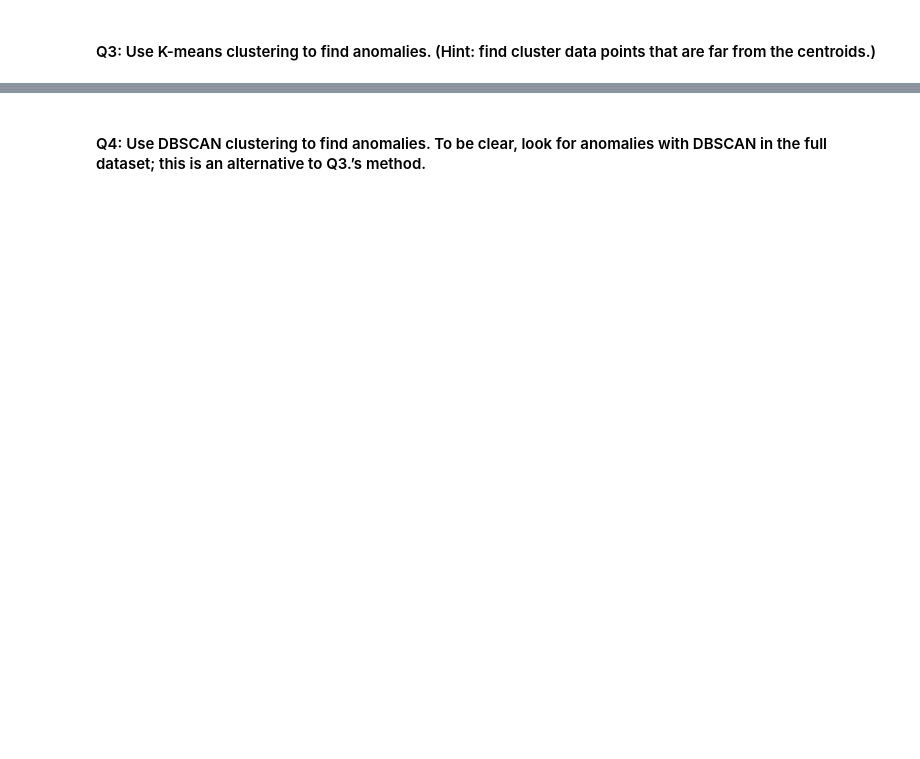
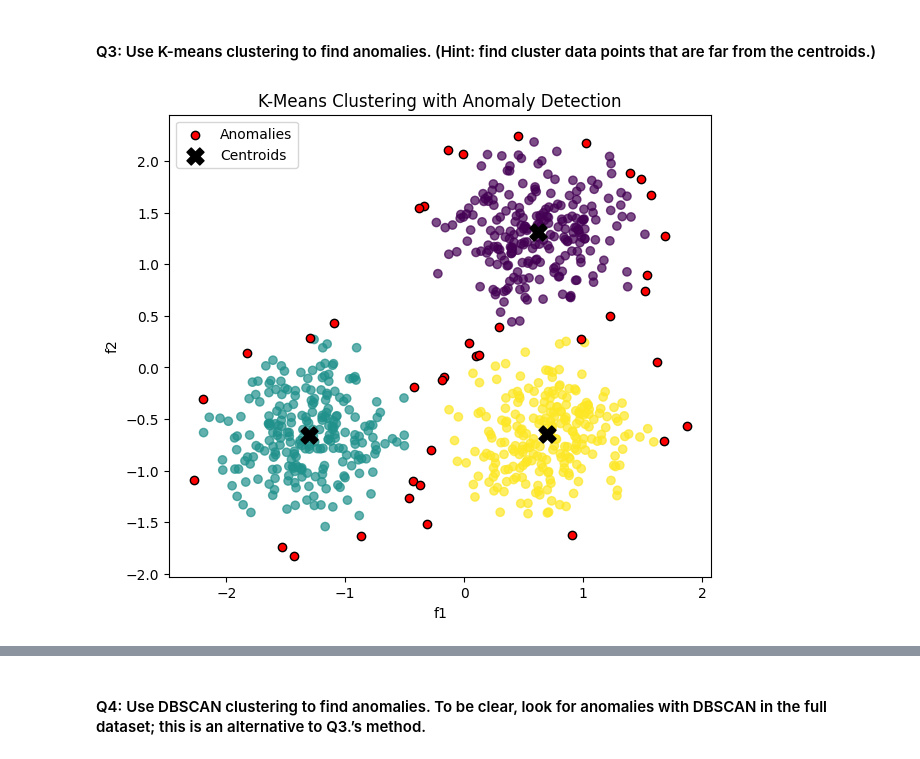
Before and after one commit to drenard921/JHU_AML, a Jupyter notebook: HW8/drenard_Assignment08_ML.ipynb, the cells around one changed output, grey strips where cells are left out. Drawn from its saved outputs; the diff is of its cells as text; code cells hidden in the pictures; blank space fills up the shorter version.

```diff
--- a/HW8/drenard_Assignment08_ML.ipynb
+++ b/HW8/drenard_Assignment08_ML.ipynb
@@ -16,2 +108,41 @@
 # %% [markdown]
 #### Q3: Use K-means clustering  to find anomalies.  (Hint:  find cluster data  points  that are far from the centroids.)
+# %%
+# Prepare data
+X = df.values
+
+# Fit KMeans
+kmeans = KMeans(n_clusters=3, random_state=42, n_init=10)
+labels = kmeans.fit_predict(X)
+centers = kmeans.cluster_centers_
+
+# --- Compute distance to assigned centroid ---
+distances = np.linalg.norm(X - centers[labels], axis=1)
+
+# --- Define anomaly threshold ---
+# Top 5% farthest points as anomalies
+threshold = np.percentile(distances, 95)
+anomalies = distances > threshold
+
+# --- Plot ---
+plt.figure(figsize=(7,6))
+
+# Normal points
+plt.scatter(X[~anomalies, 0], X[~anomalies, 1],
+            c=labels[~anomalies], cmap='viridis', alpha=0.7)
+
+# Anomalies
+plt.scatter(X[anomalies, 0], X[anomalies, 1],
+            color='red', label='Anomalies', edgecolor='black')
+
+# Centroids
+plt.scatter(centers[:,0], centers[:,1],
+            color='black', marker='X', s=150, label='Centroids')
+
+plt.xlabel("f1")
+plt.ylabel("f2")
+plt.title("K-Means Clustering with Anomaly Detection")
+plt.legend()
+plt.show()
+# %% [output]
+[figure, added]
```
Also changed, not shown: parts of 16 cells of this notebook, 1 other file.
